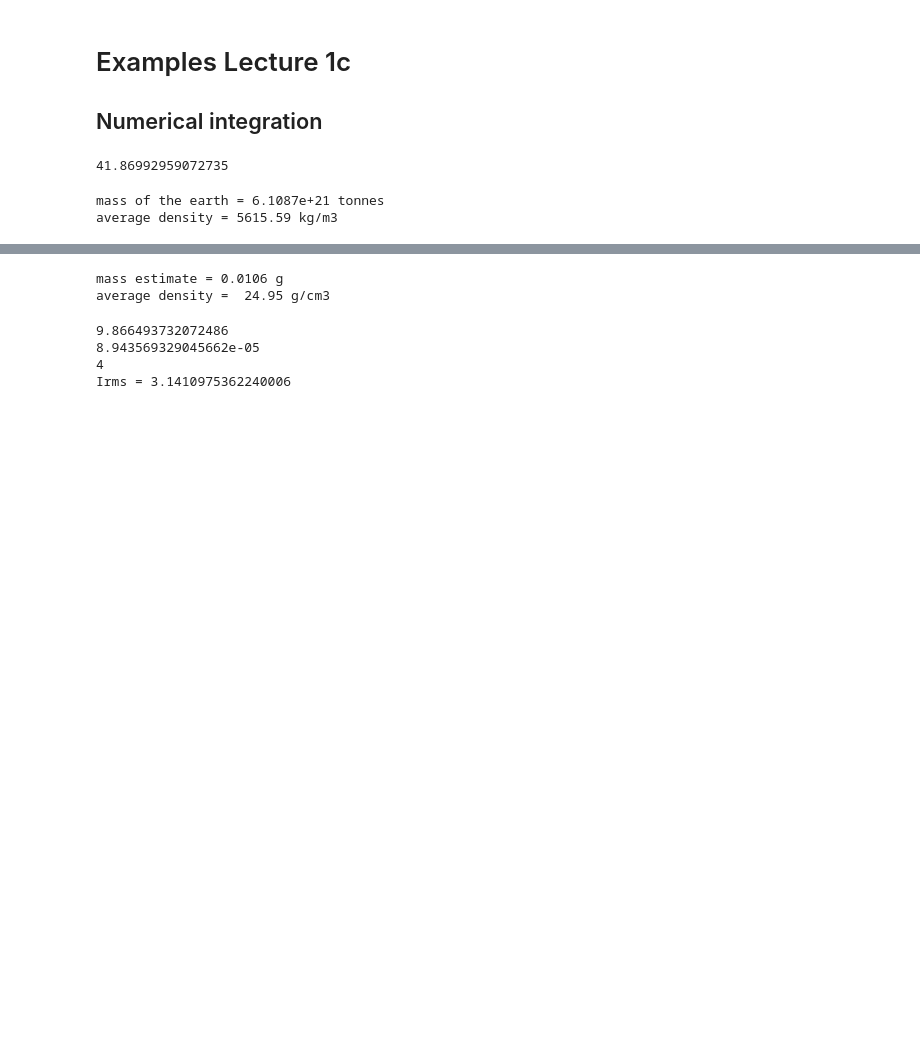
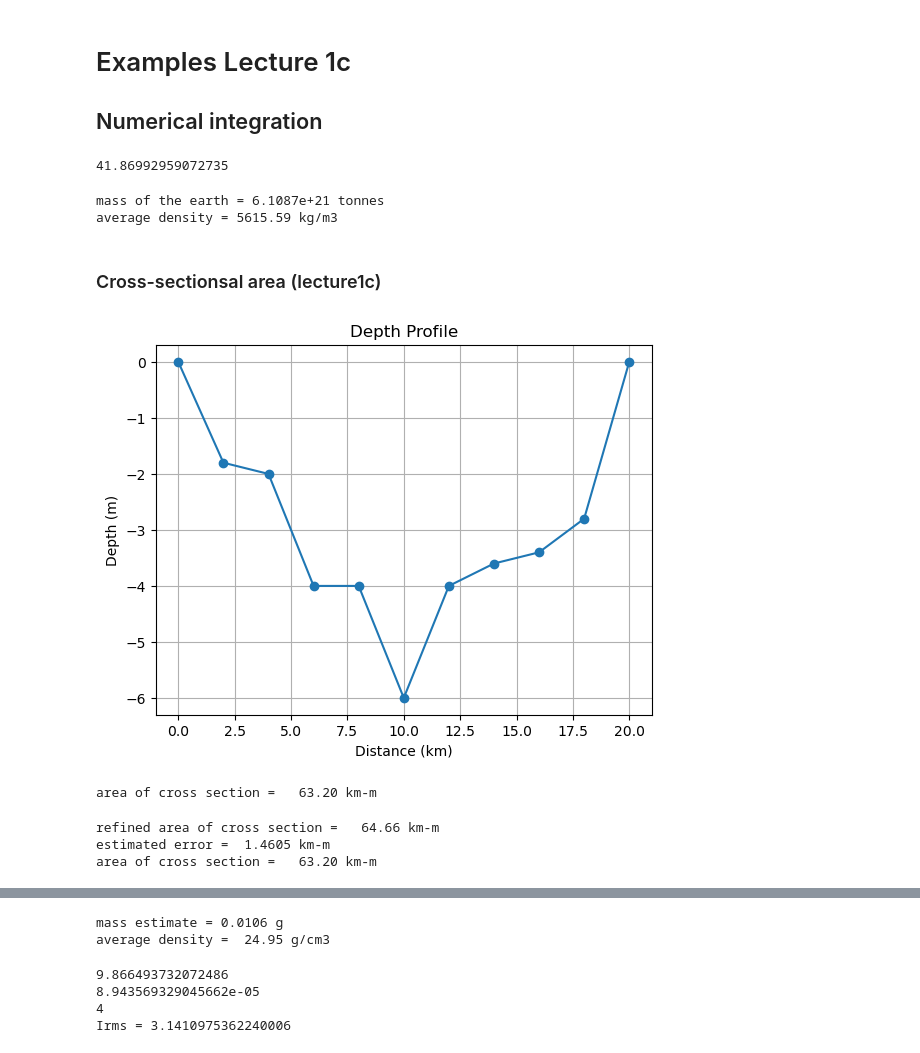
Before and after one commit to dtrad/goph420_class, a Jupyter notebook: examples/lecture1c.ipynb, the cells around one changed output, grey strips where cells are left out. Drawn from its saved outputs; the diff is of its cells as text; code cells hidden in the pictures; blank space fills up the shorter version.

Commit message:
updates for lecture 1c

```diff
--- a/examples/lecture1c.ipynb
+++ b/examples/lecture1c.ipynb
@@ -101,3 +101,42 @@ def trapuneq(x,y):
     for k in range(0,n-1):
         s = s + (x[k+1]-x[k])*(y[k+1]+y[k])/2
     return s
+# %% [markdown]
+### Cross-sectionsal area (lecture1c)
+# %%
+depth=[0,1.8,2,4,4,6,4,3.6,3.4,2.8,0]
+distance=np.arange(0, 22, 2)
+# plot the depth profile
+import matplotlib.pyplot as plt
+# reverse depth for plotting
+depthb = [-d for d in depth]
+
+plt.plot(distance, depthb, marker='o')
+plt.xlabel('Distance (km)')
+plt.ylabel('Depth (m)')
+plt.title('Depth Profile')
+plt.grid()
+plt.show()
+# %% [output]
+[figure, added]
+# %%
+area = trapuneq(distance, depth)
+print('area of cross section = {0:7.2f} km-m'.format(area))
+# %% [output]
+area of cross section =   63.20 km-m
+# %%
+# estimate error by refining the distance intervals and interpolating with cspline
+from scipy.interpolate import CubicSpline
+cs = CubicSpline(distance, depth)
+distance_fine = np.arange(0, 20.5, 0.5)
+depth_fine = cs(distance_fine)
+area_fine = trapuneq(distance_fine, depth_fine)
+area = trapuneq(distance, depth)
+error = abs(area_fine - area)
+print('refined area of cross section = {0:7.2f} km-m'.format(area_fine))
+print('estimated error = {0:7.4f} km-m'.format(error))
+print('area of cross section = {0:7.2f} km-m'.format(area))
+# %% [output]
+refined area of cross section =   64.66 km-m
+estimated error =  1.4605 km-m
+area of cross section =   63.20 km-m
```
Also changed, not shown: parts of 13 cells of this notebook.
